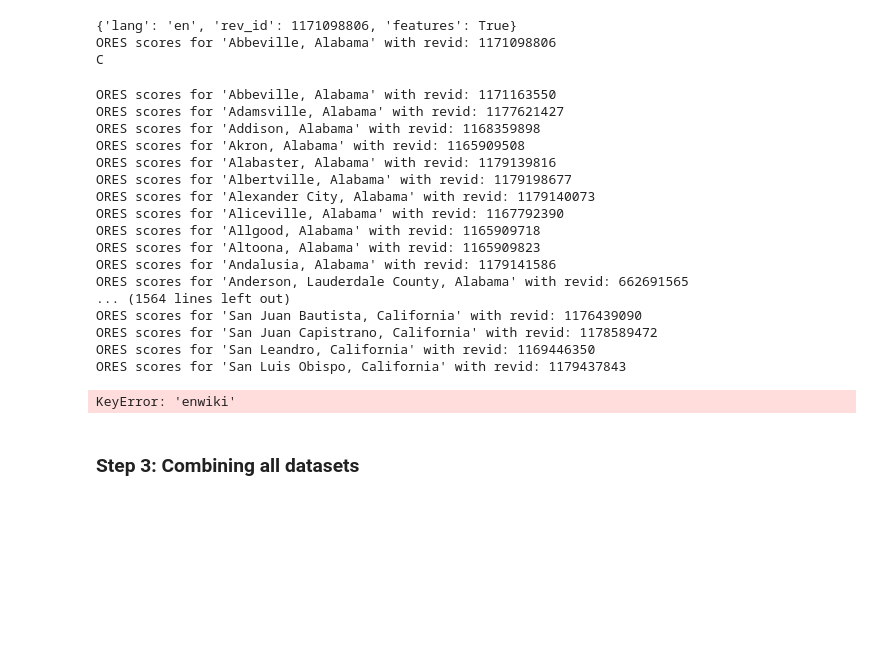
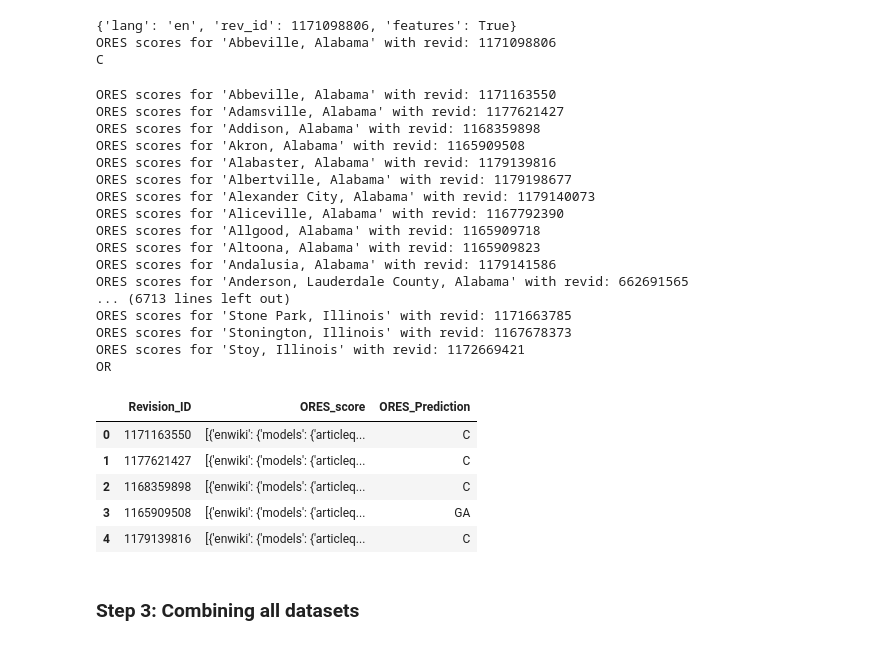
Before and after one commit to SayaniBoral/Human-Centered-Data-Science, a Jupyter notebook: data-512-homework_2/notebooks/analyzing_bias_in_Wiki_ORES_scoring.ipynb, the cells around one changed output. Saved outputs shown, nothing was run; the diff lists cells and outputs as text; code cells hidden in the pictures; blank space fills up the shorter version.

```diff
--- a/data-512-homework_2/notebooks/analyzing_bias_in_Wiki_ORES_scoring.ipynb
+++ b/data-512-homework_2/notebooks/analyzing_bias_in_Wiki_ORES_scoring.ipynb
@@ -449,7 +449,7 @@ ores_scores_df=pd.DataFrame()
 # %%
 
 # What article - the key for the article dictionary defined above
-for i in range(len(city_wiki_df[0:5000])):
+for i in range(len(city_wiki_df)):
     article_title = city_wiki_df['Article_Title'][i]
 
 #    We can also do this with the request data - although this might not be as useful as with the header params
@@ -471,9 +471,10 @@ for i in range(len(city_wiki_df[0:5000])):
 
 #    Output the result
     ores_scores_df.loc[i,'Revision_ID']=revid
-    ores_scores_df.loc[i,'ORES_score']= score['enwiki']['scores'][str(city_wiki_df['Revision_ID'][i])]['articlequality']['score']['prediction']
+    ores_scores_df.loc[i,'ORES_score']= [score]
     #city_wiki_df.at[i,'ORES_Score']=score['enwiki']['scores'][str(city_wiki_df['LatestRevisionid'][i])]['articlequality']['score']['prediction']
 #
+ores_scores_df.to_csv('ores_scores_df2.csv')
 # %% [output]
 ORES scores for 'Abbeville, Alabama' with revid: 1171163550
 ORES scores for 'Adamsville, Alabama' with revid: 1177621427
@@ -487,9 +488,8 @@ ORES scores for 'Allgood, Alabama' with revid: 1165909718
 ORES scores for 'Altoona, Alabama' with revid: 1165909823
 ORES scores for 'Andalusia, Alabama' with revid: 1179141586
 ORES scores for 'Anderson, Lauderdale County, Alabama' with revid: 662691565
-... (1564 lines left out)
-ORES scores for 'San Juan Bautista, California' with revid: 1176439090
-ORES scores for 'San Juan Capistrano, California' with revid: 1178589472
-ORES scores for 'San Leandro, California' with revid: 1169446350
-ORES scores for 'San Luis Obispo, California' with revid: 1179437843
+... (6713 lines left out)
+ORES scores for 'Stone Park, Illinois' with revid: 1171663785
+ORES scores for 'Stonington, Illinois' with revid: 1167678373
+ORES scores for 'Stoy, Illinois' with revid: 1172669421
+OR
-KeyError: 'enwiki'
@@ -497,0 +496,2 @@ ores_scores_df.to_csv('ores_scores_df.csv')
+# %%
+ores_scores_df['ORES_prediction']=0
@@ -498,3 +511,12 @@ ores_scores_df.to_csv('ores_scores_df.csv')
+# %%
+ores_scores_df.head(5)
+# %% [output]
+|  | Revision_ID | ORES_score | ORES_Prediction |
+| 0 | 1171163550 | [{'enwiki': {'models': {'articleq... | C |
+| 1 | 1177621427 | [{'enwiki': {'models': {'articleq... | C |
+| 2 | 1168359898 | [{'enwiki': {'models': {'articleq... | C |
+| 3 | 1165909508 | [{'enwiki': {'models': {'articleq... | GA |
+| 4 | 1179139816 | [{'enwiki': {'models': {'articleq... | C |
 # %% [markdown]
 ### Step 3: Combining all datasets
 # %% [markdown]
```
Also changed, not shown: parts of 12 cells of this notebook, 5 other files.
